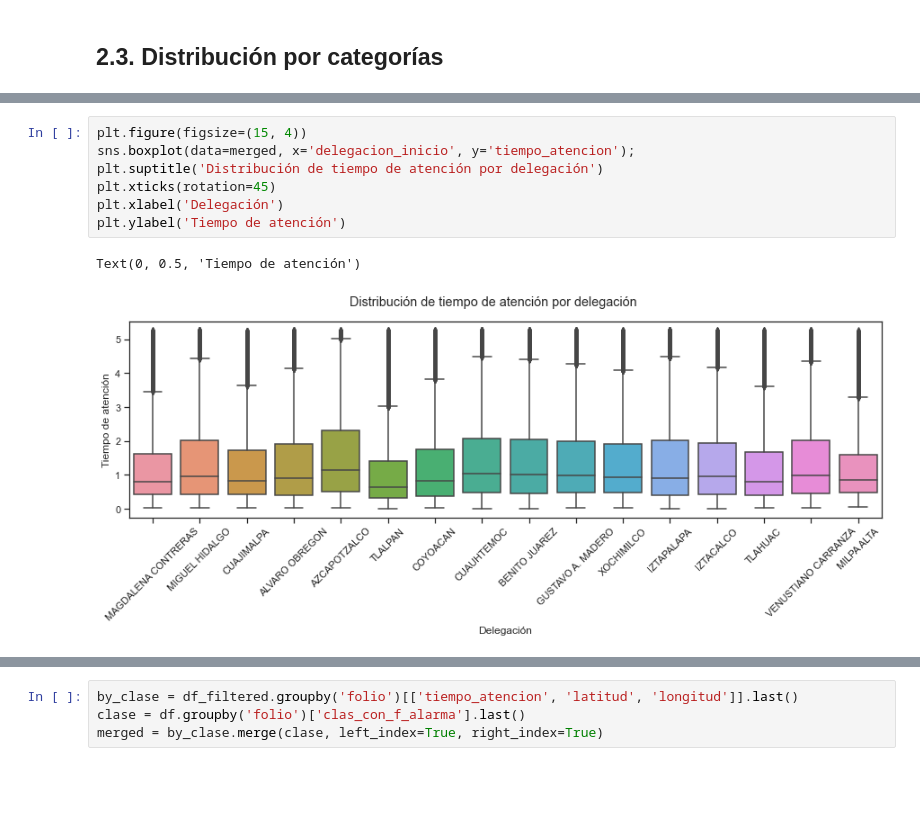
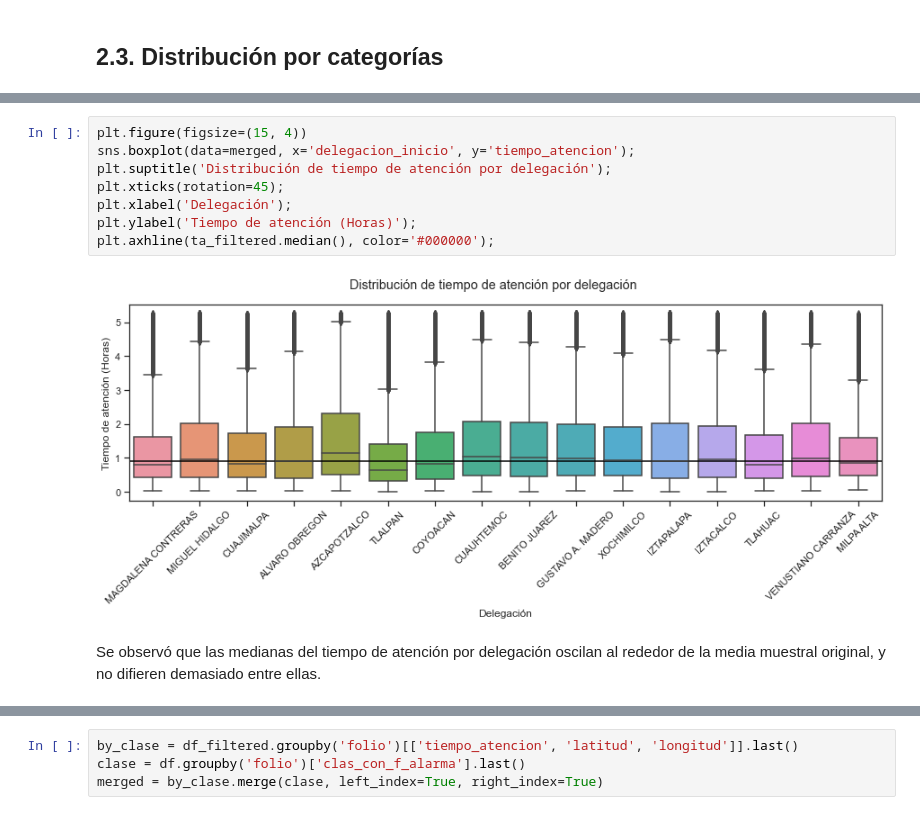
Before and after one commit to Mario-16180/BEDU-M4-DataAnalysisProject-CarAccidents, a Jupyter notebook: Fer.ipynb, the cells around one changed output, grey strips where cells are left out. Drawn from its saved outputs; the diff is of its cells as text; blank space fills up the shorter version.

```diff
--- a/Fer.ipynb
+++ b/Fer.ipynb
@@ -438,10 +431,12 @@ by_delegacion
 # %%
 plt.figure(figsize=(15, 4))
 sns.boxplot(data=merged, x='delegacion_inicio', y='tiempo_atencion');
-plt.suptitle('Distribución de tiempo de atención por delegación')
-plt.xticks(rotation=45)
-plt.xlabel('Delegación')
-plt.ylabel('Tiempo de atención')
+plt.suptitle('Distribución de tiempo de atención por delegación');
+plt.xticks(rotation=45);
+plt.xlabel('Delegación');
+plt.ylabel('Tiempo de atención (Horas)');
+plt.axhline(ta_filtered.median(), color='#000000');
 # %% [output]
-Text(0, 0.5, 'Tiempo de atención')
-[figure, old version]
+[figure, new version]
+# %% [markdown]
+Se observó que las medianas del tiempo de atención por delegación oscilan al rededor de la media muestral original, y no difieren demasiado entre ellas.
```
Also changed, not shown: parts of 37 cells of this notebook.
